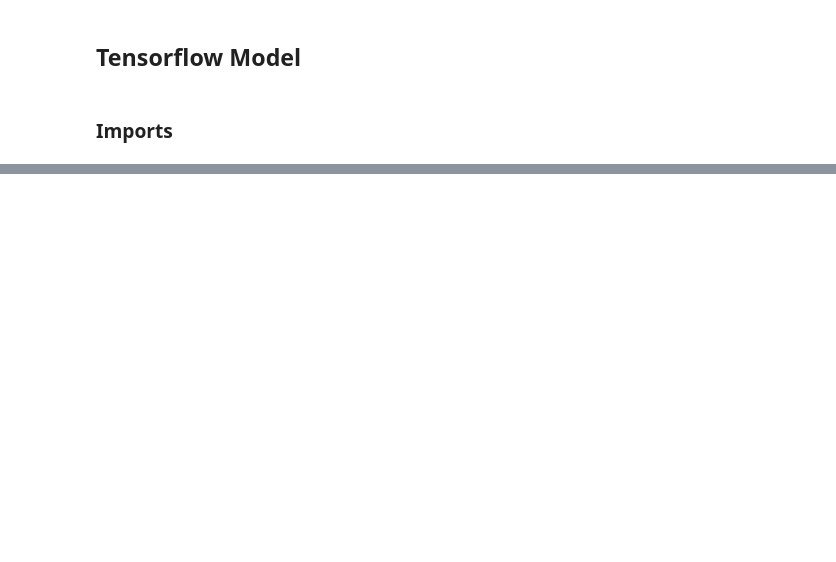
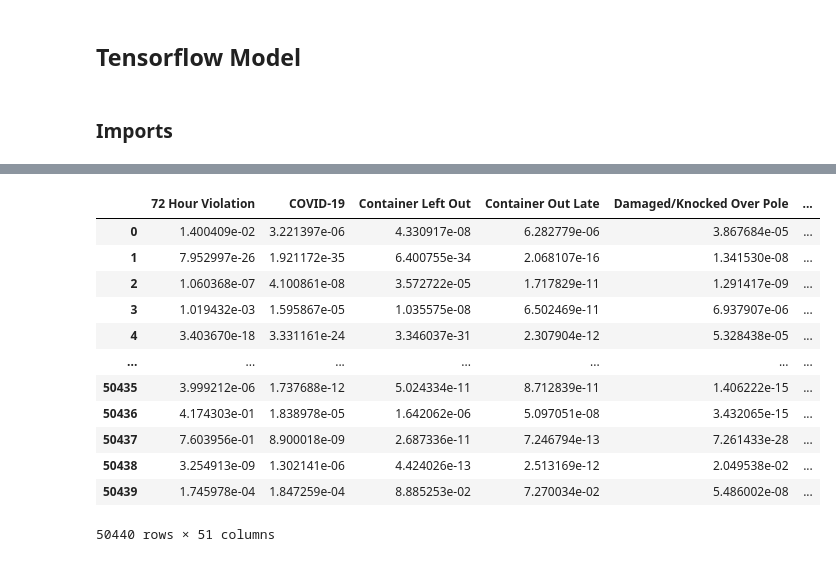
Before and after one commit to mnicnielsen/final-project-LHL-SD-311, a Jupyter notebook: notebooks/Text Classification.ipynb, the cells around one changed output, grey strips where cells are left out. Saved outputs shown, nothing was run; the diff lists cells and outputs as text; code cells hidden in the pictures; blank space fills up the shorter version.

```diff
--- a/notebooks/Text Classification.ipynb
+++ b/notebooks/Text Classification.ipynb
@@ -439,7 +298,7 @@ model.add(hub_layer)
 for units in [128, 128, 64, 32]:
     model.add(tf.keras.layers.Dense(units, activation='relu'))
     model.add(tf.keras.layers.Dropout(0.3))
-model.add(tf.keras.layers.Dense(162, activation='softmax'))
+model.add(tf.keras.layers.Dense(num_options, activation='softmax'))
 
 model.summary()
 # %% [output]
@@ -475,7 +328,7 @@ train_data_f=train_data_f.shuffle(70000).batch(512)
 test_data_f=test_data_f.batch(512)
 # %%
 history = model.fit(train_data_f,
-                   epochs=50,
+                   epochs=20,
                    validation_data=test_data_f,
                    verbose=1,
                    class_weight=weights)
@@ -500,2 +380,2 @@ Epoch 50/50
 # %%
-len(list(dataset_test))
+for_results = len(list(dataset_test))
@@ -512,5 +405,5 @@ print(results)
 # %%
-test_data, test_labels = next(iter(dataset_test.map(fetch).batch(45963)))
+test_data, test_labels = next(iter(dataset_test.map(fetch).batch(for_results)))
 # %%
 y_pred=model.predict(test_data)
 # %% [output]
@@ -517,0 +431,68 @@ y_pred=model.predict(test_data)
+# %%
+results_df = pd.DataFrame(y_pred)
+results_df.columns = ['72 Hour Violation',
+ 'COVID-19',
+ 'Container Left Out',
+ 'Container Out Late',
+ 'Damaged/Knocked Over Pole',
+ 'Dead Animal',
+ 'Development Services - Code Enforcement',
+ 'Drain Inlet',
+ 'Encampment',
+ 'Encroachment',
+ 'Environmental Services Code Compliance',
+ 'Fallen/Hanging Tree Limb',
+ 'Flashing Traffic Signal Lights',
+ 'Graffiti Removal',
+ 'Graffiti Removal - Commercial',
+ 'Illegal Dumping',
+ 'Litter',
+ 'Missed Collection',
+ 'Other',
+ 'Oversized Vehicle',
+ 'Parking',
+ 'Parking Zone Violation',
+ 'Pavement Maintenance',
+ 'Potential Missed Collection',
+ 'Pothole',
+ 'Quality of Life Issues',
+ 'ROW Maintenance',
+ 'Resurfacing Evaluation',
+ 'Right-of-Way Code Enforcement',
+ 'Shared Mobility Device',
+ 'Sidewalk Repair Issue',
+ 'Stormwater',
+ 'Stormwater Code Enforcement',
+ 'Stormwater Pollution Prevention',
+ 'Street Flooded',
+ 'Street Light Maintenance',
+ 'Street Light Out of Service',
+ 'Street Sweeping',
+ 'Traffic Engineering',
+ 'Traffic Sign Maintenance',
+ 'Traffic Signal Issue',
+ 'Traffic Signal Out of Service',
+ 'Traffic Signal Timing',
+ 'Trash/Recycling Collection',
+ 'Tree Maintenance',
+ 'Tree Removal',
+ 'Tree Trimming for Pedestrian/Vehicle Clearance',
+ 'Trimming Request',
+ 'Vegetation Encroachment',
+ 'Waste on Private Property',
+ 'Weed Cleanup']
+results_df
+# %% [output]
+|  | 72 Hour Violation | COVID-19 | Container Left Out | Container Out Late | Damaged/Knocked Over Pole | ... |
+| 0 | 1.400409e-02 | 3.221397e-06 | 4.330917e-08 | 6.282779e-06 | 3.867684e-05 | ... |
+| 1 | 7.952997e-26 | 1.921172e-35 | 6.400755e-34 | 2.068107e-16 | 1.341530e-08 | ... |
+| 2 | 1.060368e-07 | 4.100861e-08 | 3.572722e-05 | 1.717829e-11 | 1.291417e-09 | ... |
+| 3 | 1.019432e-03 | 1.595867e-05 | 1.035575e-08 | 6.502469e-11 | 6.937907e-06 | ... |
+| 4 | 3.403670e-18 | 3.331161e-24 | 3.346037e-31 | 2.307904e-12 | 5.328438e-05 | ... |
+| ... | ... | ... | ... | ... | ... | ... |
+| 50435 | 3.999212e-06 | 1.737688e-12 | 5.024334e-11 | 8.712839e-11 | 1.406222e-15 | ... |
+| 50436 | 4.174303e-01 | 1.838978e-05 | 1.642062e-06 | 5.097051e-08 | 3.432065e-15 | ... |
+| 50437 | 7.603956e-01 | 8.900018e-09 | 2.687336e-11 | 7.246794e-13 | 7.261433e-28 | ... |
+| 50438 | 3.254913e-09 | 1.302141e-06 | 4.424026e-13 | 2.513169e-12 | 2.049538e-02 | ... |
+| 50439 | 1.745978e-04 | 1.847259e-04 | 8.885253e-02 | 7.270034e-02 | 5.486002e-08 | ... |
+50440 rows × 51 columns
```
Also changed, not shown: parts of 89 cells of this notebook, 43 other files.
